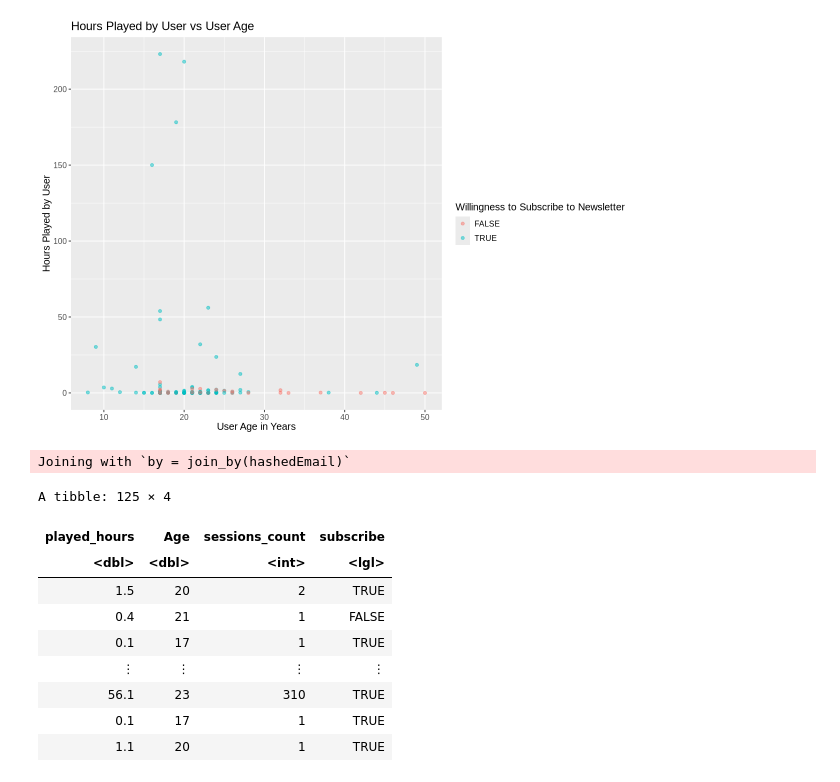
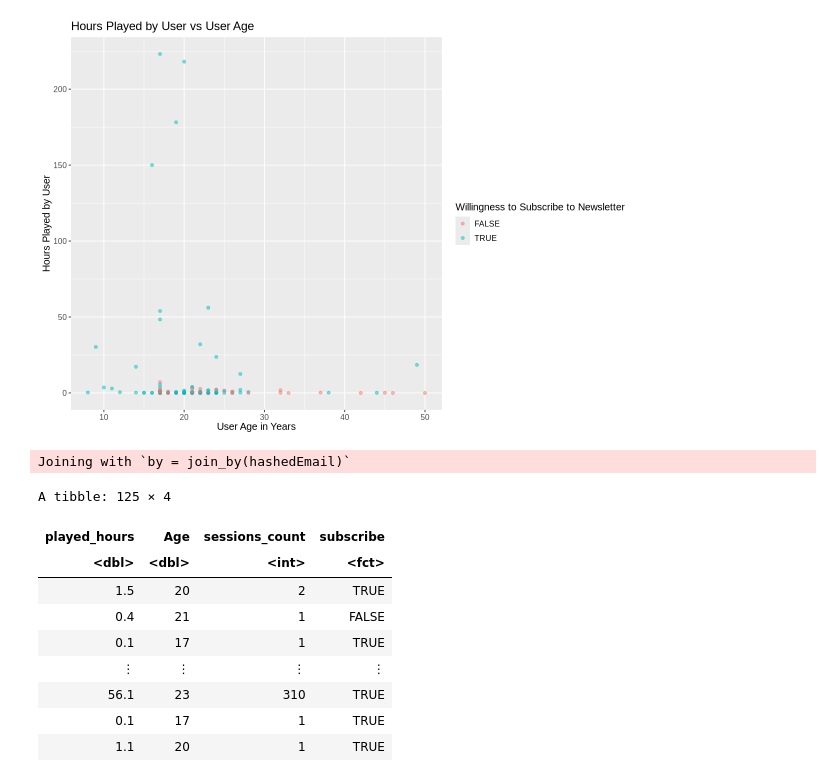
Before and after one commit to acay05/dsci-100-2025W2-006-group4, a Jupyter notebook: Final_Project_Group4.ipynb, the cells around one changed output. Saved outputs shown, nothing was run; the diff lists cells and outputs as text; code cells hidden in the pictures.

```diff
--- a/Final_Project_Group4.ipynb
+++ b/Final_Project_Group4.ipynb
@@ -94,15 +94,16 @@ Warning message:
 # %%
 sessions_counted <- group_by(sessions_plus, hashedEmail) |>
     summarize(sessions_count = n()) |>
     inner_join(players)
 selected_counted <- sessions_counted |>
-    select(played_hours, Age, sessions_count, subscribe)
+    select(played_hours, Age, sessions_count, subscribe) |>
+    mutate(subscribe = as.factor(subscribe))
 selected_counted
 # %% [output]
 Joining with `by = join_by(hashedEmail)`
 A tibble: 125 × 4
 | played_hours | Age | sessions_count | subscribe |
-| <dbl> | <dbl> | <int> | <lgl> |
+| <dbl> | <dbl> | <int> | <fct> |
 | 1.5 | 20 | 2 | TRUE |
 | 0.4 | 21 | 1 | FALSE |
 | 0.1 | 17 | 1 | TRUE |
```
Also changed, not shown: parts of 3 cells of this notebook.
